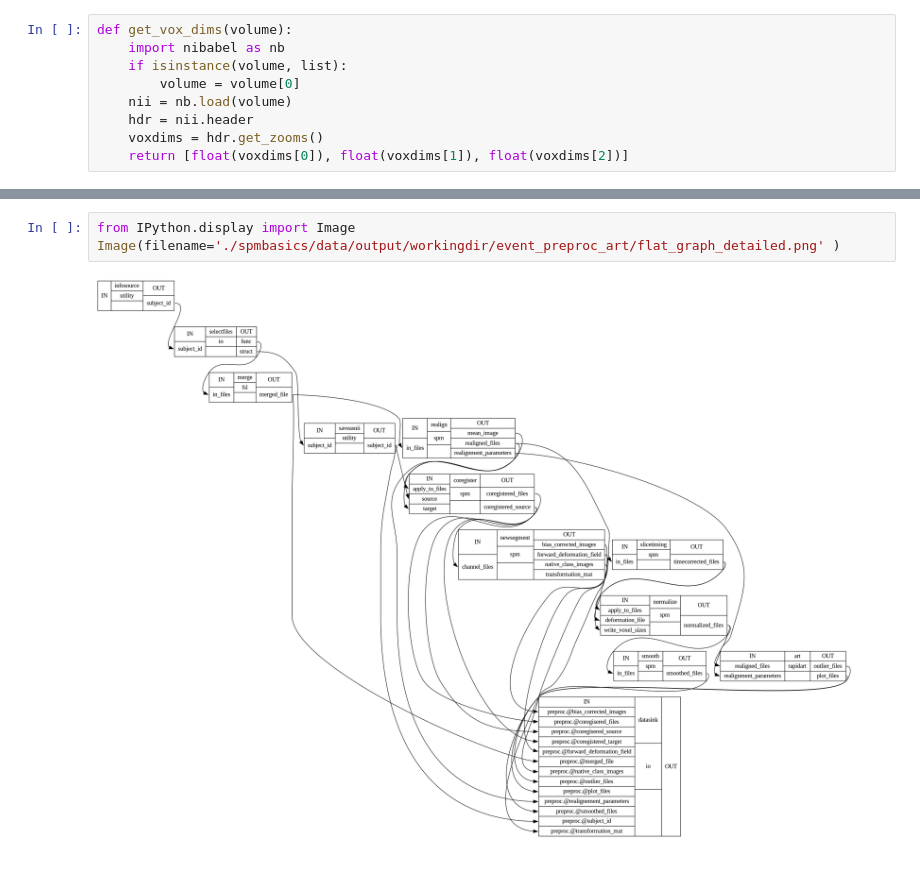
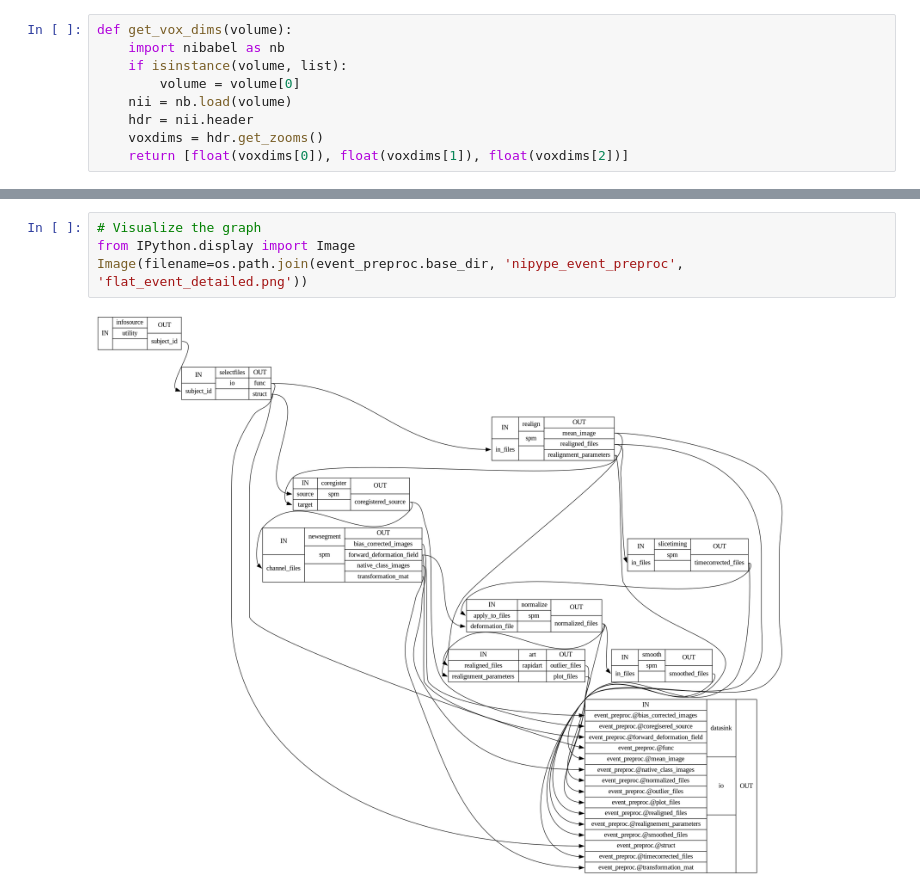
Before and after one commit to Inria-Empenn/spmbasics, a Jupyter notebook: src/Nipype/Notebooks/spm_event_preproc.ipynb, the cells around one changed output, grey strips where cells are left out. Saved outputs shown, nothing was run; the diff lists cells and outputs as text.

```diff
--- a/src/Nipype/Notebooks/spm_event_preproc.ipynb
+++ b/src/Nipype/Notebooks/spm_event_preproc.ipynb
@@ -217,6 +219,7 @@ preproc.write_graph(graph2use='flat', format='png', simple_form=True, dotfilenam
-# %%
-from IPython.display import Image
-Image(filename='./spmbasics/data/output/workingdir/event_preproc_art/flat_graph_detailed.png' )
-# %% [output]
-[figure, removed]
+# %%
+# Visualize the graph
+from IPython.display import Image
+Image(filename=os.path.join(event_preproc.base_dir, 'nipype_event_preproc', 'flat_event_detailed.png'))
+# %% [output]
+[figure, added]
 # %%
```
Also changed, not shown: parts of 10 cells of this notebook.
